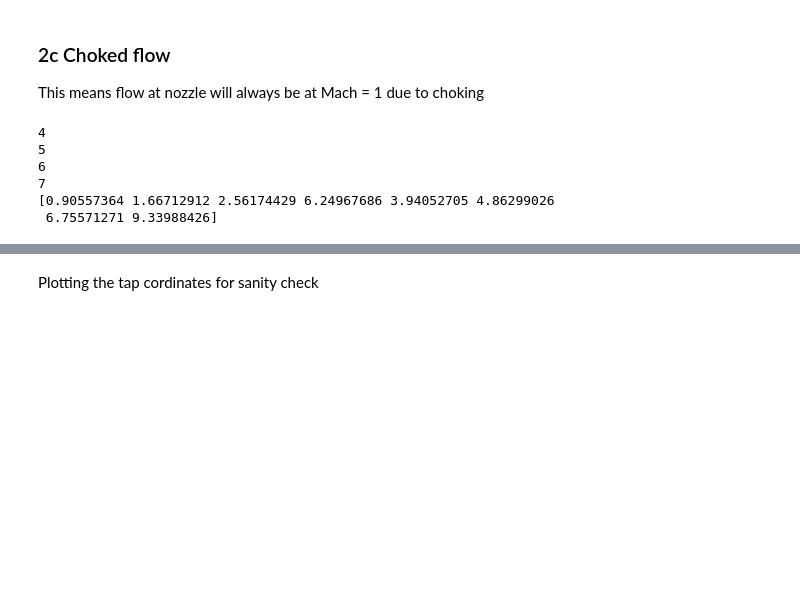
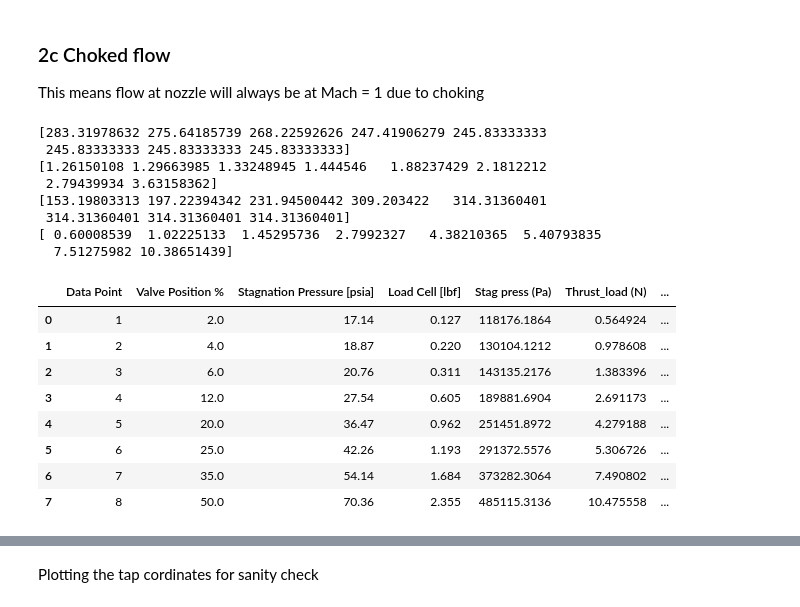
Before and after one commit to insfyre/ae460-fa24-abx, a Jupyter notebook: lab3/lab3.ipynb, the cells around one changed output, grey strips where cells are left out. Cells and saved outputs as stored; diff of their text form; code cells hidden in the pictures; blank space fills up the shorter version.

```diff
--- a/lab3/lab3.ipynb
+++ b/lab3/lab3.ipynb
@@ -92,24 +115,48 @@ This means flow at nozzle will always be at Mach = 1 due to choking
 # print(T_exit-T_0stag/1.20)
 V_ex_choked = V_exit.copy()
 T_ex_choked = T_exit.copy()
-P_ex_choked = P_exit.copy()
+P_ex_choked = P_amb*np.ones_like(V_ex_choked)
 Thr_choked = Thr_isen.copy()
 rho_ex_choked = rho_exit.copy()
 
 for i in range(len(stag_P)):
     # print("foo")
     if M_exit[i]>1.:
-        print(i)
+        # print(i)
         T_ex_choked[i] = T_0stag/1.20
         V_ex_choked[i] = np.sqrt(gamma*R*T_ex_choked[i])
         P_ex_choked[i] = stag_P[i]/1.893
         rho_ex_choked[i] = P_ex_choked[i]/(R*T_ex_choked[i])
+print(T_ex_choked)
+print(rho_ex_choked)
+print(V_ex_choked)
 Thr_choked = (P_ex_choked-P_amb)*A_exit + (V_ex_choked**2)*rho_ex_choked*A_exit
 print(Thr_choked)
 # %% [output]
-4
-5
-6
-7
-[0.90557364 1.66712912 2.56174429 6.24967686 3.94052705 4.86299026
- 6.75571271 9.33988426]
+[283.31978632 275.64185739 268.22592626 247.41906279 245.83333333
+ 245.83333333 245.83333333 245.83333333]
+[1.26150108 1.29663985 1.33248945 1.444546   1.88237429 2.1812212
+ 2.79439934 3.63158362]
+[153.19803313 197.22394342 231.94500442 309.203422   314.31360401
+ 314.31360401 314.31360401 314.31360401]
+[ 0.60008539  1.02225133  1.45295736  2.7992327   4.38210365  5.40793835
+  7.51275982 10.38651439]
+# %%
+thrusts = pd.DataFrame({
+    'Stag press (Pa)' : stag_P,
+    'Thrust_load (N)' : np.array(df.iloc[:,3].values.flatten().tolist())*4.44822,
+    'Thrust_bern (N)' : Thr_const_rho,
+    'Thrust_isen (N)' : Thr_isen,
+    'Thrust_choked (N)' : Thr_choked
+})
+df.join(thrusts)
+# %% [output]
+|  | Data Point | Valve Position % | Stagnation Pressure [psia] | Load Cell [lbf] | Stag press (Pa) | Thrust_load (N) | ... |
+| 0 | 1 | 2.0 | 17.14 | 0.127 | 118176.1864 | 0.564924 | ... |
+| 1 | 2 | 4.0 | 18.87 | 0.220 | 130104.1212 | 0.978608 | ... |
+| 2 | 3 | 6.0 | 20.76 | 0.311 | 143135.2176 | 1.383396 | ... |
+| 3 | 4 | 12.0 | 27.54 | 0.605 | 189881.6904 | 2.691173 | ... |
+| 4 | 5 | 20.0 | 36.47 | 0.962 | 251451.8972 | 4.279188 | ... |
+| 5 | 6 | 25.0 | 42.26 | 1.193 | 291372.5576 | 5.306726 | ... |
+| 6 | 7 | 35.0 | 54.14 | 1.684 | 373282.3064 | 7.490802 | ... |
+| 7 | 8 | 50.0 | 70.36 | 2.355 | 485115.3136 | 10.475558 | ... |
```
Also changed, not shown: parts of 6 cells of this notebook.
